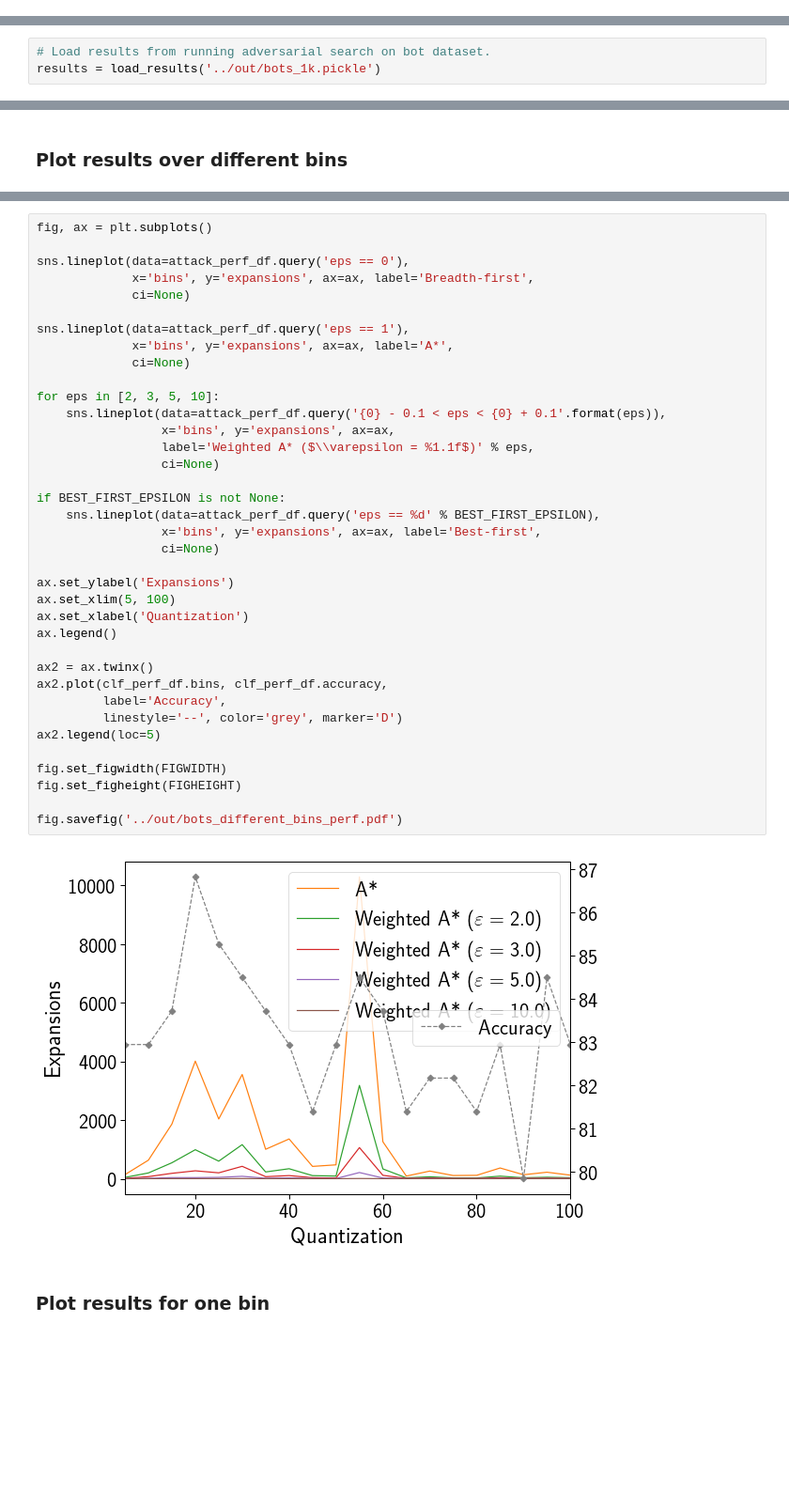
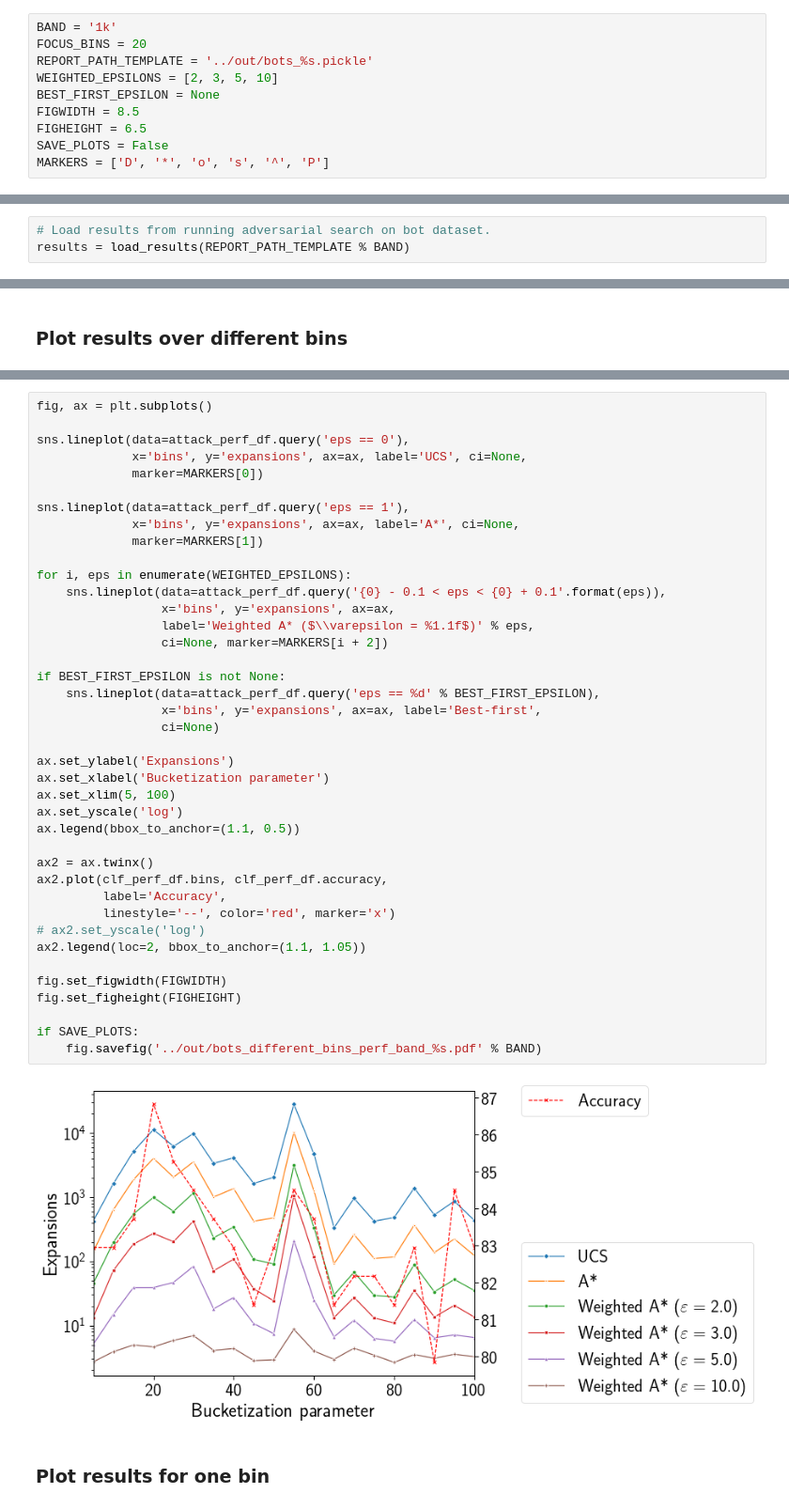
Before and after one commit to spring-epfl/trickster, a Jupyter notebook: notebooks/bots_experiment.ipynb, the cells around one changed output, grey strips where cells are left out. Shown at 94% size. Cells and saved outputs as stored; diff of their text form; blank space fills up the shorter version.

```diff
--- a/notebooks/bots_experiment.ipynb
+++ b/notebooks/bots_experiment.ipynb
@@ -1 +1,11 @@
+# %%
+BAND = '1k'
+FOCUS_BINS = 20
+REPORT_PATH_TEMPLATE = '../out/bots_%s.pickle'
+WEIGHTED_EPSILONS = [2, 3, 5, 10]
+BEST_FIRST_EPSILON = None
+FIGWIDTH = 8.5
+FIGHEIGHT = 6.5
+SAVE_PLOTS = False
+MARKERS = ['D', '*', 'o', 's', '^', 'P']
 # %%
@@ -100,5 +110,5 @@ def get_feature_value_pairs(xs):
 ### Load data
 # %%
 # Load results from running adversarial search on bot dataset.
-results = load_results('../out/bots_1k.pickle')
+results = load_results(REPORT_PATH_TEMPLATE % BAND)
 # %% [markdown]
@@ -240,42 +273,45 @@ FIGHEIGHT = 6.5
 # %%
 fig, ax = plt.subplots()
 
 sns.lineplot(data=attack_perf_df.query('eps == 0'),
-             x='bins', y='expansions', ax=ax, label='Breadth-first',
-             ci=None)
+             x='bins', y='expansions', ax=ax, label='UCS', ci=None,
+             marker=MARKERS[0])
 
 sns.lineplot(data=attack_perf_df.query('eps == 1'),
-             x='bins', y='expansions', ax=ax, label='A*',
-             ci=None)
+             x='bins', y='expansions', ax=ax, label='A*', ci=None,
+             marker=MARKERS[1])
 
-for eps in [2, 3, 5, 10]:
+for i, eps in enumerate(WEIGHTED_EPSILONS):
     sns.lineplot(data=attack_perf_df.query('{0} - 0.1 < eps < {0} + 0.1'.format(eps)),
                  x='bins', y='expansions', ax=ax,
                  label='Weighted A* ($\\varepsilon = %1.1f$)' % eps,
-                 ci=None)
+                 ci=None, marker=MARKERS[i + 2])
 
 if BEST_FIRST_EPSILON is not None:
     sns.lineplot(data=attack_perf_df.query('eps == %d' % BEST_FIRST_EPSILON),
                  x='bins', y='expansions', ax=ax, label='Best-first',
                  ci=None)
 
 ax.set_ylabel('Expansions')
+ax.set_xlabel('Bucketization parameter')
 ax.set_xlim(5, 100)
-ax.set_xlabel('Quantization')
-ax.legend()
+ax.set_yscale('log')
+ax.legend(bbox_to_anchor=(1.1, 0.5))
 
 ax2 = ax.twinx()
 ax2.plot(clf_perf_df.bins, clf_perf_df.accuracy,
          label='Accuracy',
-         linestyle='--', color='grey', marker='D')
-ax2.legend(loc=5)
+         linestyle='--', color='red', marker='x')
+# ax2.set_yscale('log')
+ax2.legend(loc=2, bbox_to_anchor=(1.1, 1.05))
 
 fig.set_figwidth(FIGWIDTH)
 fig.set_figheight(FIGHEIGHT)
 
-fig.savefig('../out/bots_different_bins_perf.pdf')
+if SAVE_PLOTS:
+    fig.savefig('../out/bots_different_bins_perf_band_%s.pdf' % BAND)
 # %% [output]
-[figure, old version]
+[figure, new version]
 # %% [markdown]
 ### Plot results for one bin
 # %%
```
Also changed, not shown: parts of 20 cells of this notebook, 1 other file.
